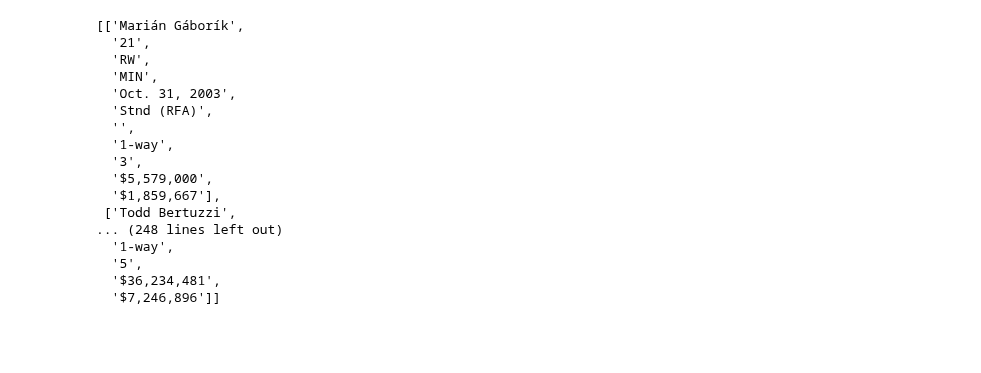
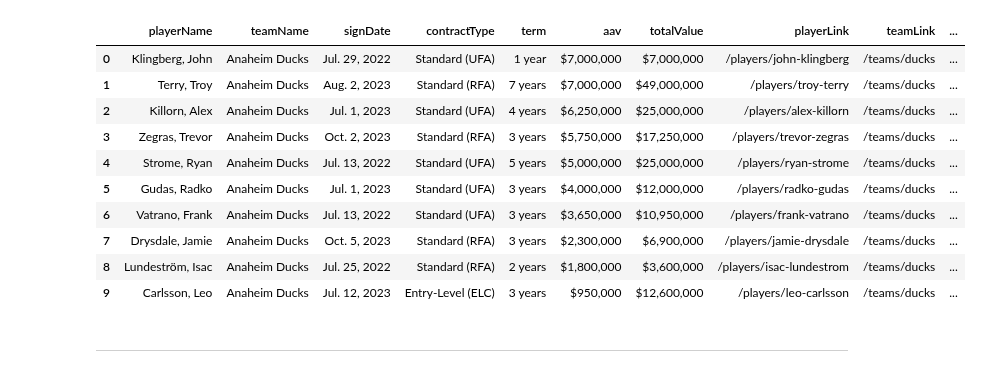
Before and after one commit to shawzy2/minWage, a Jupyter notebook: notebook/miner.ipynb, the cells around one changed output. Cells and saved outputs as stored; diff of their text form; code cells hidden in the pictures; blank space fills up the shorter version.

Commit message:
download data, clean data, start eda

```diff
--- a/notebook/miner.ipynb
+++ b/notebook/miner.ipynb
@@ -31,0 +49,12 @@ rows = soup.find('tbody').find_all('tr')
+# %%
+# scrape all staff members and get links to their pages
+staffs = {}
+for team, link in teams.items():
+    team_name_url = link.split('/')[2]
+    staff_link = f'{CAP_FRIENDLY_BASE_URL}/teams/staff/{team_name_url}'
+    print(staff_link)
+
+    staff_page_soup = get_soup(staff_link)
+    for staff in staff_page_soup.find('tbody').find_all('tr'):
+        for data in staff.find_all('a'):
+            staffs[data.get_text()] = data.get('href')
@@ -31,0 +83,25 @@ rows = soup.find('tbody').find_all('tr')
+# %%
+all_signings = []
+for staff_member, link in staffs.items():
+    # scrape
+    staff_member_soup = get_soup(CAP_FRIENDLY_BASE_URL + link)
+
+    # extract data
+    signigns_for_this_staff_member = []
+    name = staff_member_soup.find('h1').get_text()
+    try:
+        for signing in staff_member_soup.find('div', {'id': 'staff_signings_area'}).find('tbody').find_all('tr'):
+            signing_data = []
+            for td in signing.find_all('td'):
+                signing_data.append(td.get_text())
+            for a in signing.find_all('a'):
+                signing_data.append(a.get('href'))
+            signing_data.append(name) # add GM name
+            signigns_for_this_staff_member.append(signing_data)
+
+        print(f'found {len(signigns_for_this_staff_member)} signings for staff member {name}')
+        all_signings.extend(signigns_for_this_staff_member)
+    except Exception:
+        # not a gm, do nothing
+        print(f'staff member {name} has zero signings as GM')
+    time.sleep(0.25) # sleep to avoid api limits
@@ -31,0 +126,19 @@ rows = soup.find('tbody').find_all('tr')
+# %%
+df = pd.DataFrame(all_signings)
+df.columns = ['playerName', 'teamName', 'signDate', 'contractType', 'term', 'aav', 'totalValue', 'playerLink', 'teamLink', 'generalManager']
+df.to_csv('contracts.csv', index=False)
+df.head(10)
+# %% [output]
+|  | playerName | teamName | signDate | contractType | term | aav | totalValue | playerLink | teamLink | ... |
+| 0 | Klingberg, John | Anaheim Ducks | Jul. 29, 2022 | Standard (UFA) | 1 year | $7,000,000 | $7,000,000 | /players/john-klingberg | /teams/ducks | ... |
+| 1 | Terry, Troy | Anaheim Ducks | Aug. 2, 2023 | Standard (RFA) | 7 years | $7,000,000 | $49,000,000 | /players/troy-terry | /teams/ducks | ... |
+| 2 | Killorn, Alex | Anaheim Ducks | Jul. 1, 2023 | Standard (UFA) | 4 years | $6,250,000 | $25,000,000 | /players/alex-killorn | /teams/ducks | ... |
+| 3 | Zegras, Trevor | Anaheim Ducks | Oct. 2, 2023 | Standard (RFA) | 3 years | $5,750,000 | $17,250,000 | /players/trevor-zegras | /teams/ducks | ... |
+| 4 | Strome, Ryan | Anaheim Ducks | Jul. 13, 2022 | Standard (UFA) | 5 years | $5,000,000 | $25,000,000 | /players/ryan-strome | /teams/ducks | ... |
+| 5 | Gudas, Radko | Anaheim Ducks | Jul. 1, 2023 | Standard (UFA) | 3 years | $4,000,000 | $12,000,000 | /players/radko-gudas | /teams/ducks | ... |
+| 6 | Vatrano, Frank | Anaheim Ducks | Jul. 13, 2022 | Standard (UFA) | 3 years | $3,650,000 | $10,950,000 | /players/frank-vatrano | /teams/ducks | ... |
+| 7 | Drysdale, Jamie | Anaheim Ducks | Oct. 5, 2023 | Standard (RFA) | 3 years | $2,300,000 | $6,900,000 | /players/jamie-drysdale | /teams/ducks | ... |
+| 8 | Lundeström, Isac | Anaheim Ducks | Jul. 25, 2022 | Standard (RFA) | 2 years | $1,800,000 | $3,600,000 | /players/isac-lundestrom | /teams/ducks | ... |
+| 9 | Carlsson, Leo | Anaheim Ducks | Jul. 12, 2023 | Entry-Level (ELC) | 3 years | $950,000 | $12,600,000 | /players/leo-carlsson | /teams/ducks | ... |
+# %% [markdown]
+------------------
@@ -39,20 +155,0 @@ for row in rows:
-# %%
-all_contracts
-# %% [output]
-[['Marián Gáborík',
-  '21',
-  'RW',
-  'MIN',
-  'Oct. 31, 2003',
-  'Stnd (RFA)',
-  '',
-  '1-way',
-  '3',
-  '$5,579,000',
-  '$1,859,667'],
- ['Todd Bertuzzi',
-... (248 lines left out)
-  '1-way',
-  '5',
-  '$36,234,481',
-  '$7,246,896']]
```
Also changed, not shown: parts of 12 cells of this notebook, 4 other files.
